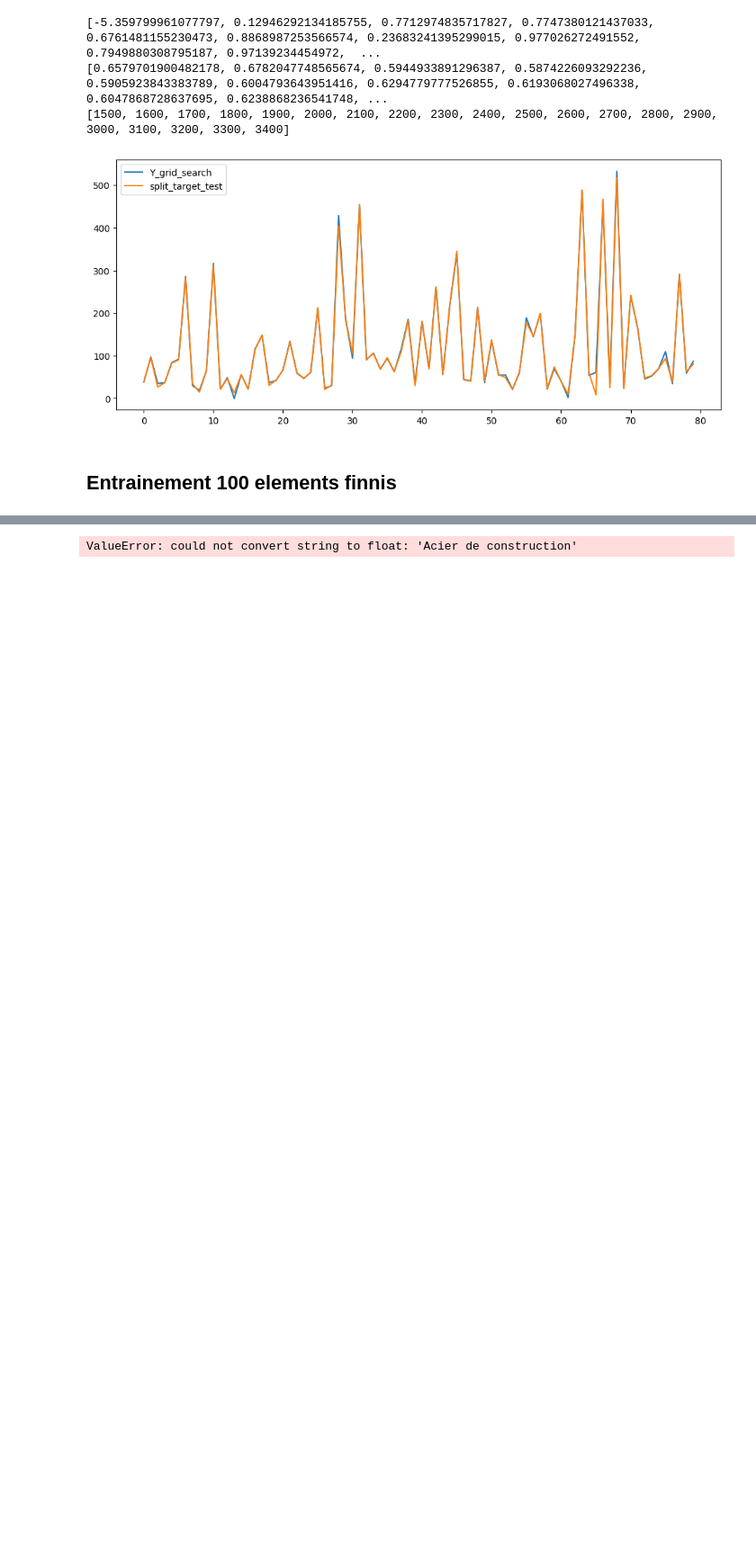
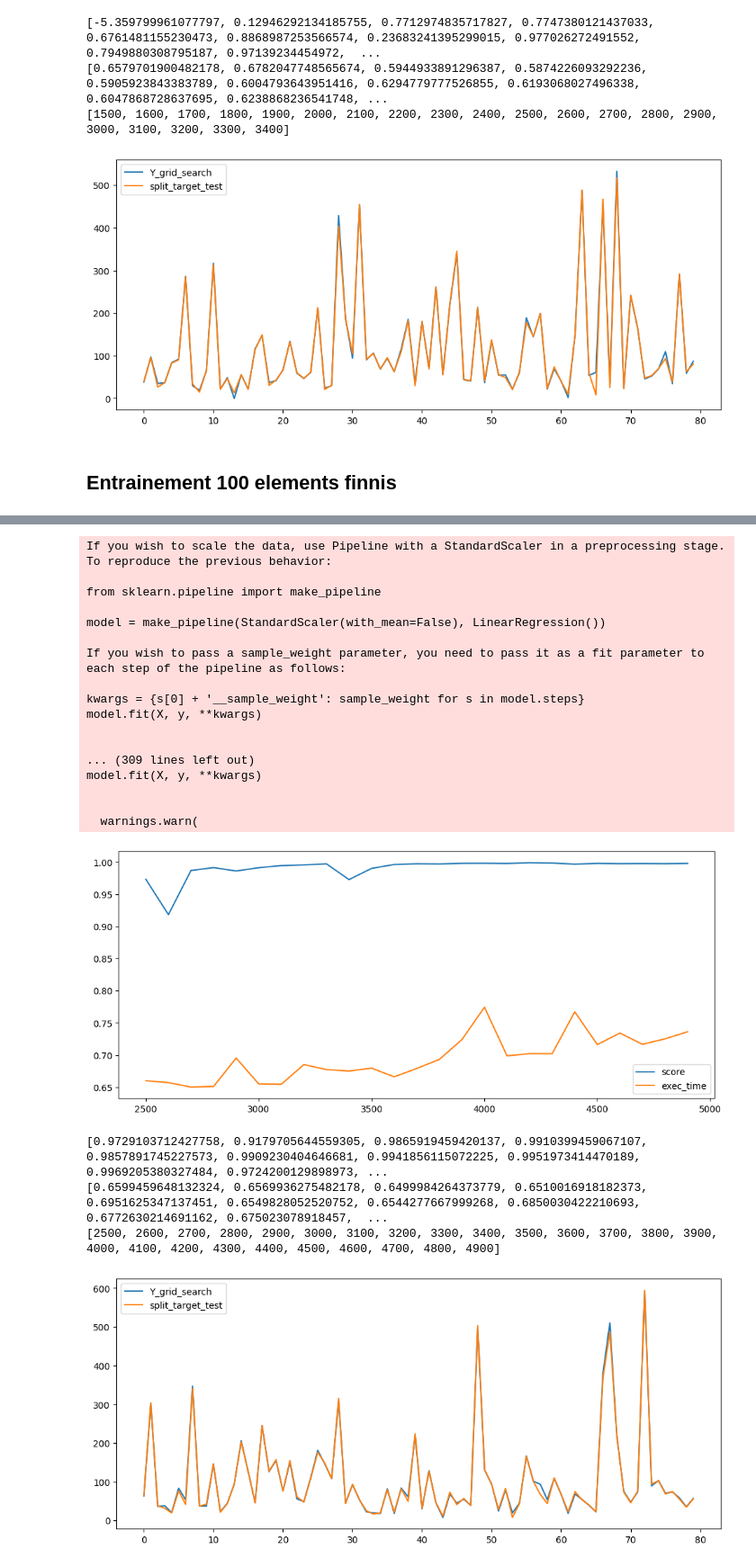
Before and after one commit to blaxxFR/projetIA, a Jupyter notebook: note_book.ipynb, the cells around one changed output, grey strips where cells are left out. Shown at 90% size. Drawn from its saved outputs; the diff is of its cells as text; code cells hidden in the pictures; blank space fills up the shorter version.

```diff
--- a/note_book.ipynb
+++ b/note_book.ipynb
@@ -354,6 +354,8 @@ freq = pd.read_csv(open("test100.csv", "r"),
                     delimiter=",")
 inputs = pd.read_csv(open("dict100.csv", "r"),
                     delimiter=",")
+
+# delete last column of inputs
 #2 dataFrames sont créés
 
 #keep 1 column of freq
@@ -375,7 +377,7 @@ def plot_correlation_matrix(data):
 # d'apres la matrice de correlation, certaines entrées sont étroitement liées
 # on va donc supprimer certaines de ces valeurs pour conserver :
 # hauteur h, base b, la masse volumique rho, la longueur de la poutre L_tot
-to_drop = ['NbElts', 'S', 'I', 'L', 'E','freq2','freq3','freq4','freq5','freq6','freq7','freq8']
+to_drop = ['NbElts', 'S', 'I', 'L', 'E','freq2','freq3','freq4','freq5','freq6','freq7','freq8','Mat']
 datas = datas.drop(columns=to_drop)
 #keep 10000 random values of datas
 
@@ -405,7 +407,7 @@ score = []
 nbr_values = []
 exec_time = []
 
-for i in range(1500,3500,100):
+for i in range(2500,5000,100):
 
     new_datas = datas.sample(i)
     #######################      TRAIN_TEST_SPLIT      ############################
@@ -428,32 +430,61 @@ for i in range(1500,3500,100):
     split_test = split_test.drop(columns=frequences)
     start = time.time()
     poly_reg_model = PolynomialRegression(9 , fit_intercept=True, normalize=True)
     poly_reg_model.fit(split_train, split_target_train)
     end = (time.time() - start)
     score.append(poly_reg_model.score(split_test, split_target_test))
     nbr_values.append(i)
     exec_time.append(time.time() - start)
 
 plt.figure(figsize=(12, 5))
 plt.plot(nbr_values, score)
 plt.plot(nbr_values, exec_time)
 plt.legend(
     ['score', 'exec_time'])
 plt.show()
 
 print(score)
 print(exec_time)
 print(nbr_values)
 
 Y_pred = poly_reg_model.predict(split_test)
 plt.figure(figsize=(12, 5))
 plt.plot((Y_pred)[:80])
 plt.plot((np.array(split_target_test)[:80]))
 
 plt.legend(
     ['Y_grid_search', 'split_target_test'])
 plt.show()
 
-# show best ratio score / exec_time
+for i in range(0, len(score)):
+    score[i] = score[i] / exec_time[i]
+
+
+plt.figure(figsize=(12, 5))
+plt.plot(nbr_values, score)
+plt.legend(
+    ['score / exec_time'])
+plt.show()
 # %% [output]
-ValueError: could not convert string to float: 'Acier de construction'
+If you wish to scale the data, use Pipeline with a StandardScaler in a preprocessing stage. To reproduce the previous behavior:
+
+from sklearn.pipeline import make_pipeline
+
+model = make_pipeline(StandardScaler(with_mean=False), LinearRegression())
+
+If you wish to pass a sample_weight parameter, you need to pass it as a fit parameter to each step of the pipeline as follows:
+
+kwargs = {s[0] + '__sample_weight': sample_weight for s in model.steps}
+model.fit(X, y, **kwargs)
+
+
+... (309 lines left out)
+model.fit(X, y, **kwargs)
+
+
+  warnings.warn(
+[figure, added]
+[0.9729103712427758, 0.9179705644559305, 0.9865919459420137, 0.9910399459067107, 0.9857891745227573, 0.9909230404646681, 0.9941856115072225, 0.9951973414470189, 0.9969205380327484, 0.9724200129898973, ...
+[0.6599459648132324, 0.6569936275482178, 0.6499984264373779, 0.6510016918182373, 0.6951625347137451, 0.6549828052520752, 0.6544277667999268, 0.6850030422210693, 0.6772630214691162, 0.675023078918457,  ...
+[2500, 2600, 2700, 2800, 2900, 3000, 3100, 3200, 3300, 3400, 3500, 3600, 3700, 3800, 3900, 4000, 4100, 4200, 4300, 4400, 4500, 4600, 4700, 4800, 4900]
+[figure, added]
```
Also changed, not shown: parts of 2 cells of this notebook, 1 other file.
